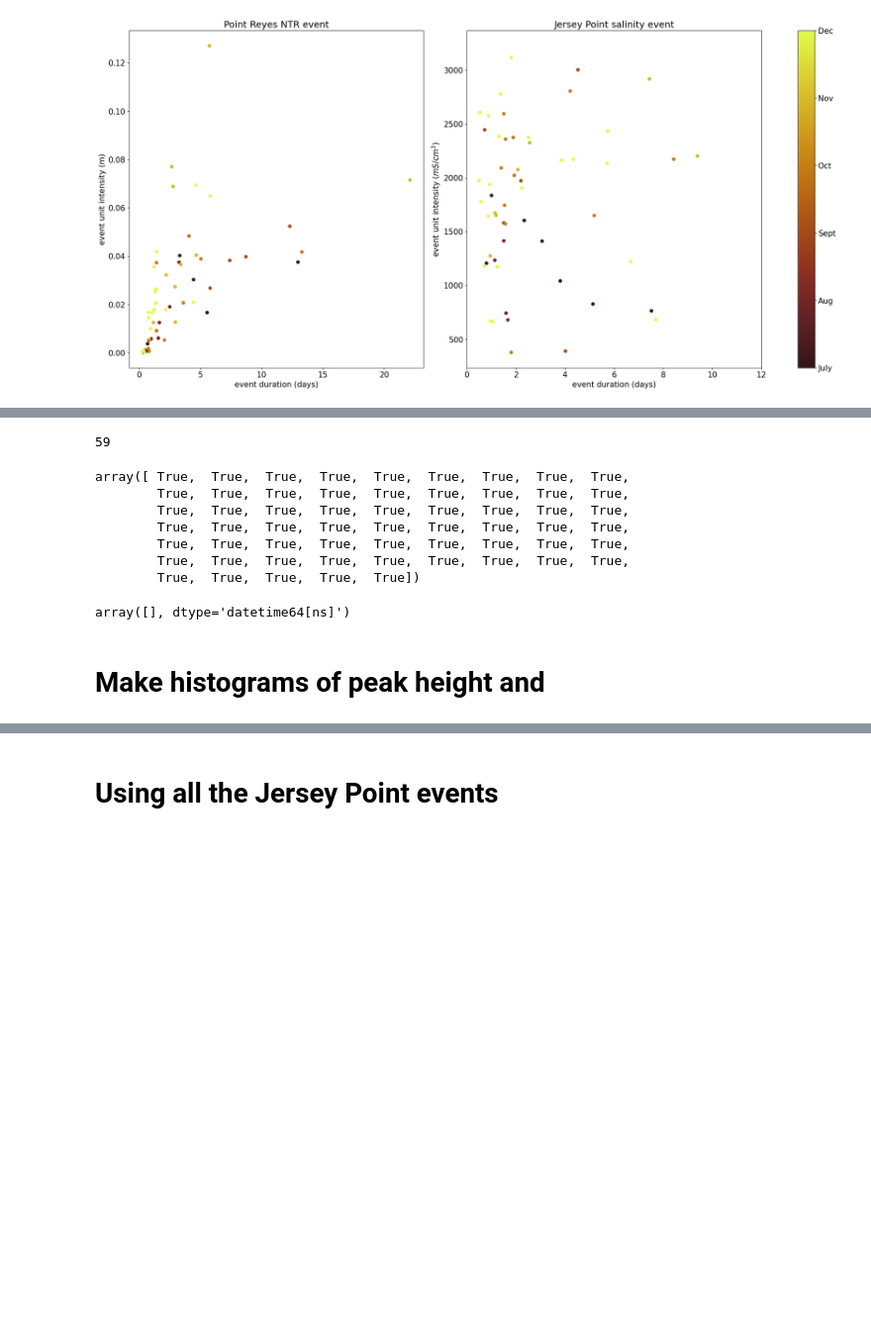
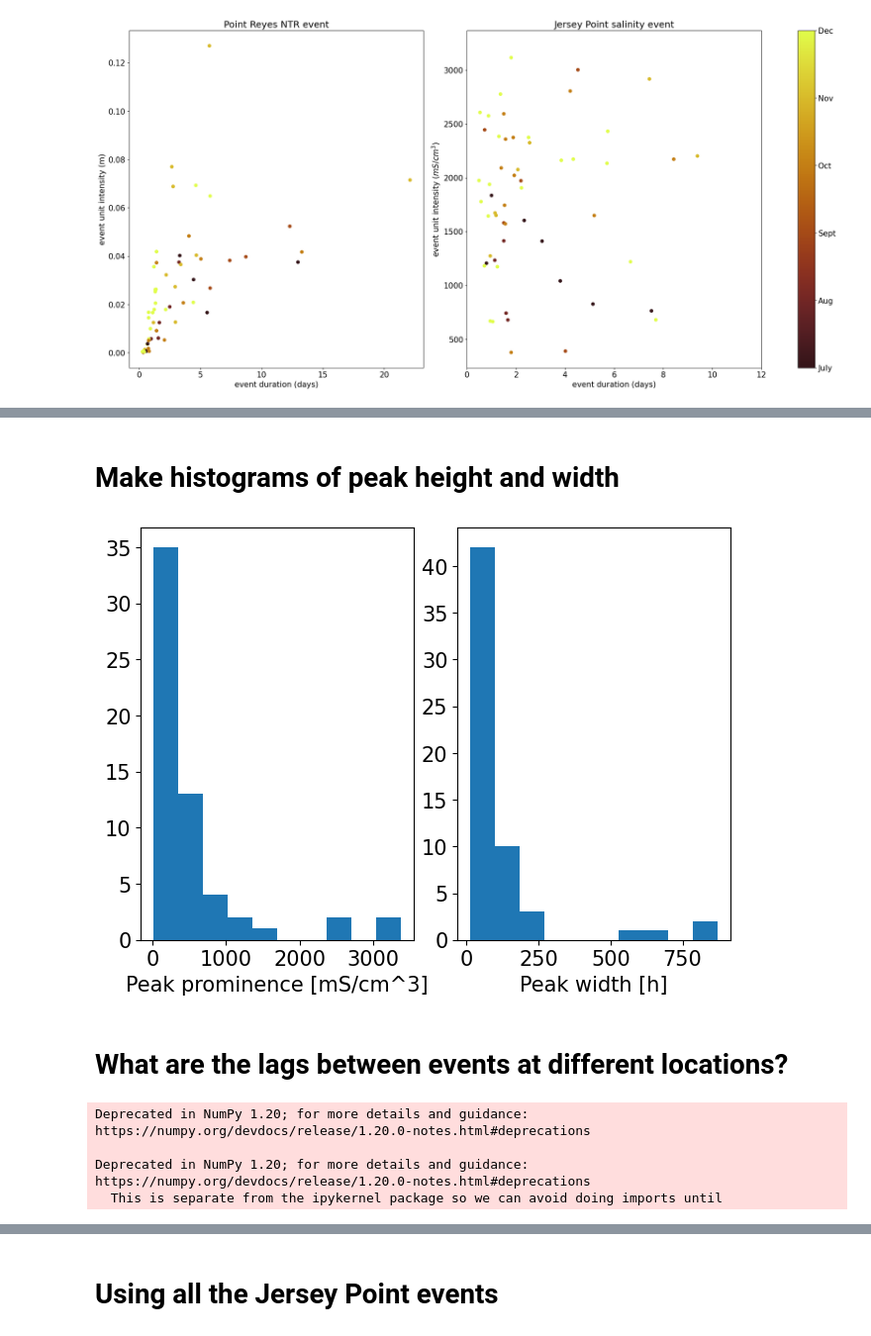
Before and after one commit to jennaisrael/Savio_scratch_back_up, a Jupyter notebook: climate_data_processing/identify_stp/test_peak_finding_do_not_downsample.ipynb, the cells around one changed output, grey strips where cells are left out. Shown at 99% size. Drawn from its saved outputs; the diff is of its cells as text; code cells hidden in the pictures; blank space fills up the shorter version.

```diff
--- a/climate_data_processing/identify_stp/test_peak_finding_do_not_downsample.ipynb
+++ b/climate_data_processing/identify_stp/test_peak_finding_do_not_downsample.ipynb
@@ -1334,20 +1370,48 @@ len(testa[bool_test])
-# %%
-len(peak_hol224h)
-# %% [output]
-59
-# %%
-np.in1d(peak_hol224h,testa[bool_test])
-# %% [output]
-array([ True,  True,  True,  True,  True,  True,  True,  True,  True,
-        True,  True,  True,  True,  True,  True,  True,  True,  True,
-        True,  True,  True,  True,  True,  True,  True,  True,  True,
-        True,  True,  True,  True,  True,  True,  True,  True,  True,
-        True,  True,  True,  True,  True,  True,  True,  True,  True,
-        True,  True,  True,  True,  True,  True,  True,  True,  True,
-        True,  True,  True,  True,  True])
-# %%
-peak_hol224h[~np.in1d(peak_hol224h,testa[bool_test])]
-# %% [output]
-array([], dtype='datetime64[ns]')
 # %% [markdown]
-# Make histograms of peak height and
+# Make histograms of peak height and width
+# %%
+def extract_prop(properties,peaks,peaksubset,unit,dt,plotflag):
+    #where properties is the object output from find_peaks associated with
+    #peaks, but the peaks passed here should have the same units as peaksubset
+    #typically datetime or unitless index
+    #unit is the unit of the y data passed to find_peaks, either mS/cm^3 or
+    # m
+    #dt is the amount of time between samples passed to find_peaks in hours
+    #e.g. for the salinity data it should be 0.25 but for the SCHA pt reyes data 0.5
+    if len(peaks)>len(peaksubset):
+        peakidx=np.in1d(peaks,peaksubset)
+    else:
+        peakidx=np.arange(0,len(peaks))
+    prominences=properties["prominences"][peakidx]
+    widths=properties["widths"][peakidx]
+    if plotflag==1:
+        fig, ax = plt.subplots(1,2,layout='constrained')
+        ax[0].hist(prominences)
+        ax[1].hist(widths*dt)
+        ax[0].set_xlabel('Peak prominence ['+unit+']')
+        ax[1].set_xlabel('Peak width [h]')
+    return prominences, widths
+# %%
+#prominencespr, widthspr = extract_prop(propertiespr,pr_indices[peakspr],peak_pr24h,'m',0.5,1)
+prominencesjp, widthsjp = extract_prop(propertiesjp,jp_indices[peaksjp],peak_jp24h,'mS/cm^3',0.25,1)
+#prominenceshol2, widthshol2 = extract_prop(propertieshol2,hol2_indices[peakshol2],peak_hol224h,'mS/cm^3',0.25,1)
+
+# inten_u_pr, dur_pr, mfc_pr = unit_area(x_pr,y_pr,propertiespr,pr_indices[peakspr],0.5,'pt reyes',peak_pr24h,1)
+
+# inten_u_jp, dur_jp, mfc_jp = unit_area(x_jp,y_jp,propertiesjp,jp_indices[peaksjp],0.25,'Jersey Point',peak_jp24h,1)
+# x_hol2=df_f_wo21.hol2.dropna().index
+# y_hol2=df_f_wo21.hol2.dropna().values
+# inten_u_hol2, dur_hol2, mfc_hol2 = unit_area(x_hol2,y_hol2,propertieshol2,hol2_indices[peakshol2],0.25,'Holland Cut',peak_hol224h,0)
+# %% [output]
+[figure, added]
+# %% [markdown]
+# What are the lags between events at different locations?
+# %%
+#subtract the dates in each peak_*24h
+jp_lags=(peak_jp24h-peak_pr24h).astype(np.float)/(10**9*60*60) #convert from ns to h
+hol2_lags=(peak_hol224h-peak_pr24h).astype(np.float)/(10**9*60*60) #convert from ns to h
+# %% [output]
+Deprecated in NumPy 1.20; for more details and guidance: https://numpy.org/devdocs/release/1.20.0-notes.html#deprecations
+
+Deprecated in NumPy 1.20; for more details and guidance: https://numpy.org/devdocs/release/1.20.0-notes.html#deprecations
+  This is separate from the ipykernel package so we can avoid doing imports until
```
Also changed, not shown: parts of 49 cells of this notebook.
